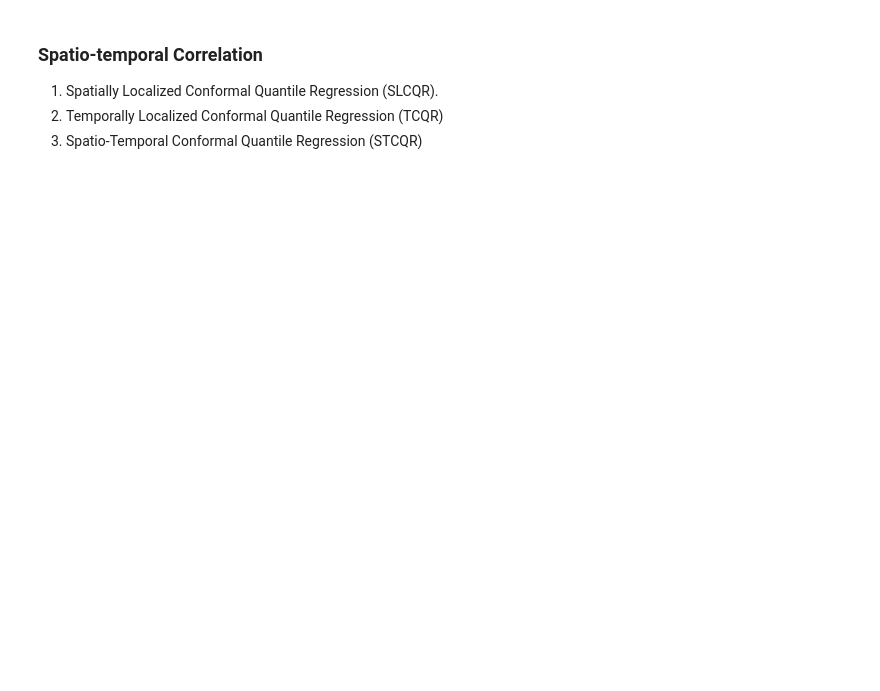
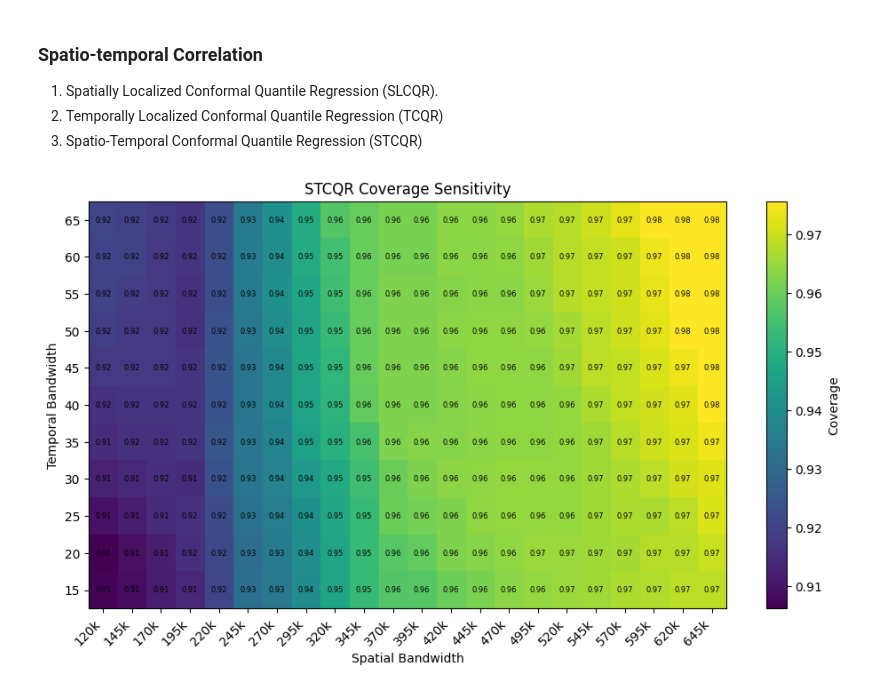
Before and after one commit to masawdah/STCQR, a Jupyter notebook: Notebook.ipynb, the cells around one changed output. Drawn from its saved outputs; the diff is of its cells as text; code cells hidden in the pictures; blank space fills up the shorter version.

```diff
--- a/Notebook.ipynb
+++ b/Notebook.ipynb
@@ -323,7 +319,7 @@ val_ds = TensorDataset(X_val_t, y_val_t)
 val_dl = DataLoader(val_ds, batch_size=batch_size)
 # %%
 # Model training
-device = torch.device("mps" if torch.backends.mps.is_available() else "cpu")
+device = torch.device("cpu" if torch.backends.mps.is_available() else "cpu")
 #device = torch.device("cpu")
 model = QuantileLSTM(input_size, hidden_size, quantiles).to(device)
 optimizer = torch.optim.Adam(model.parameters(), lr=lr)
@@ -421,7 +417,7 @@ y_te_t = torch.tensor(y_te, dtype=torch.float32).view(-1, 1)
 
 
 model = QuantileLSTM(input_size, hidden_size, quantiles).to(device)
-model.load_state_dict(torch.load("best_model.pt"))
+model.load_state_dict(torch.load("best_model_cpu.pt"))
 
 model.eval()
 with torch.no_grad():
@@ -569,3 +565,6 @@ coords_te = latlon_to_meters2(df_qr_te.geometry.x.values, df_qr_te.geometry.y.va
 
 df_qr_te['x'] = coords_te[0]
 df_qr_te['y'] = coords_te[1]
+# %%
+spatial_grid = np.arange(120000, 650000, 25000)
+temporal_grid = np.arange(15, 66, 5)
@@ -571,0 +603,49 @@ df_qr_te['y'] = coords_te[1]
+# %%
+pivot_cov = results_df.pivot(index="bw_time", columns="bw_space", values="coverage")
+pivot_width = results_df.pivot(index="bw_time", columns="bw_space", values="width")
+# %%
+plt.figure(figsize=(10, 6))
+
+im = plt.imshow(pivot_cov, origin="lower", aspect="auto")
+plt.colorbar(im, label="Coverage")
+
+# fewer ticks
+n_xticks = len(spatial_grid)
+n_yticks = len(temporal_grid)
+
+xticks_idx = np.linspace(0, len(pivot_cov.columns) - 1, n_xticks, dtype=int)
+yticks_idx = np.linspace(0, len(pivot_cov.index) - 1, n_yticks, dtype=int)
+
+# compact formatter
+def format_k(x):
+    return f"{int(x/1000)}k"
+
+plt.xticks(
+    xticks_idx,
+    [format_k(x) for x in pivot_cov.columns[xticks_idx]],
+    rotation=45,
+    ha="right"
+)
+
+plt.yticks(
+    yticks_idx,
+    pivot_cov.index[yticks_idx].astype(int)
+)
+
+# annotations
+for i in range(pivot_cov.shape[0]):
+    for j in range(pivot_cov.shape[1]):
+        val = pivot_cov.iloc[i, j]
+        if not np.isnan(val):
+            plt.text(j, i, f"{val:.2f}",
+                     ha="center", va="center",
+                     fontsize=6)
+
+plt.xlabel("Spatial Bandwidth")
+plt.ylabel("Temporal Bandwidth")
+plt.title("STCQR Coverage Sensitivity")
+
+plt.tight_layout(pad=2)
+plt.show()
+# %% [output]
+[figure, added]
```
Also changed, not shown: parts of 11 cells of this notebook, 3 other files.
